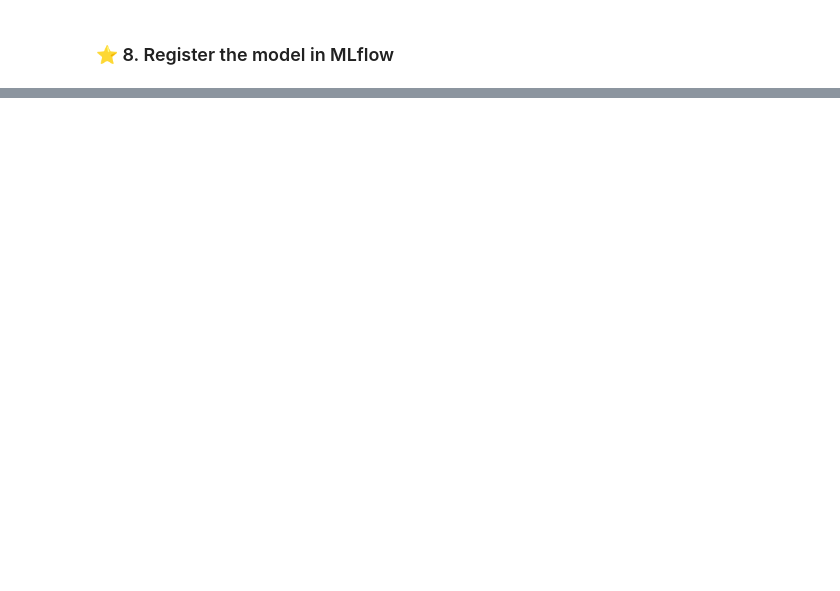
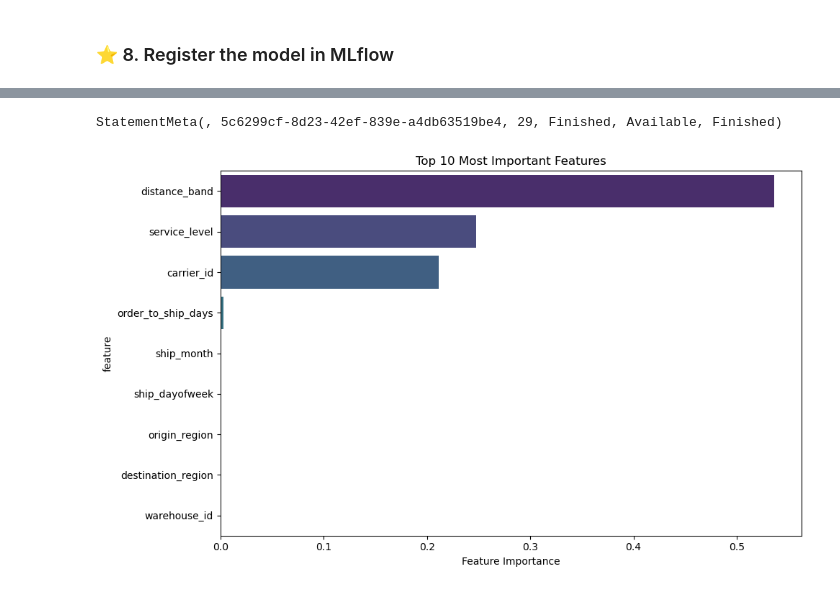
Before and after one commit to claraworkman/Fabric-Semantic-Link-AutoML-Regression, a Jupyter notebook: 02_autoML_training_pipeline.ipynb, the cells around one changed output, grey strips where cells are left out. Cells and saved outputs as stored; diff of their text form; code cells hidden in the pictures; blank space fills up the shorter version.

```diff
--- a/02_autoML_training_pipeline.ipynb
+++ b/02_autoML_training_pipeline.ipynb
@@ -226,0 +387,16 @@ Model loaded: <class 'flaml.automl.model.RandomForestEstimator'>
+# %%
+if hasattr(automl.model, 'feature_importances_'):
+    feature_importance = pd.DataFrame({
+        'feature': X_train.columns,
+        'importance': automl.model.feature_importances_
+    }).sort_values('importance', ascending=False)
+
+    plt.figure(figsize=(10, 6))
+    sns.barplot(data=feature_importance.head(10), x='importance', y='feature', palette='viridis')
+    plt.title('Top 10 Most Important Features')
+    plt.xlabel('Feature Importance')
+    plt.tight_layout()
+    plt.show()
+# %% [output]
+StatementMeta(, 5c6299cf-8d23-42ef-839e-a4db63519be4, 29, Finished, Available, Finished)
+[figure, added]
```
Also changed, not shown: parts of 24 cells of this notebook, 5 other files.
